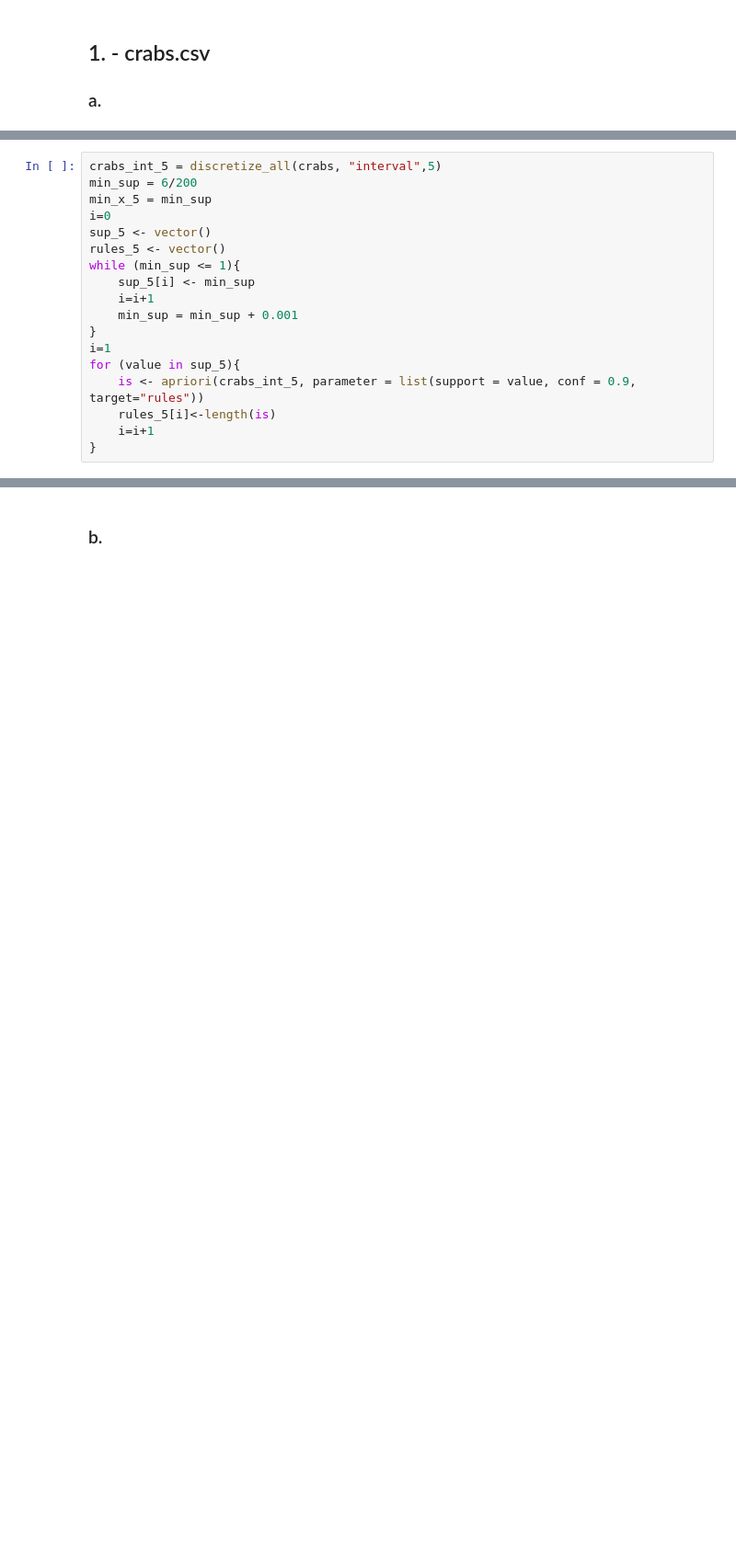
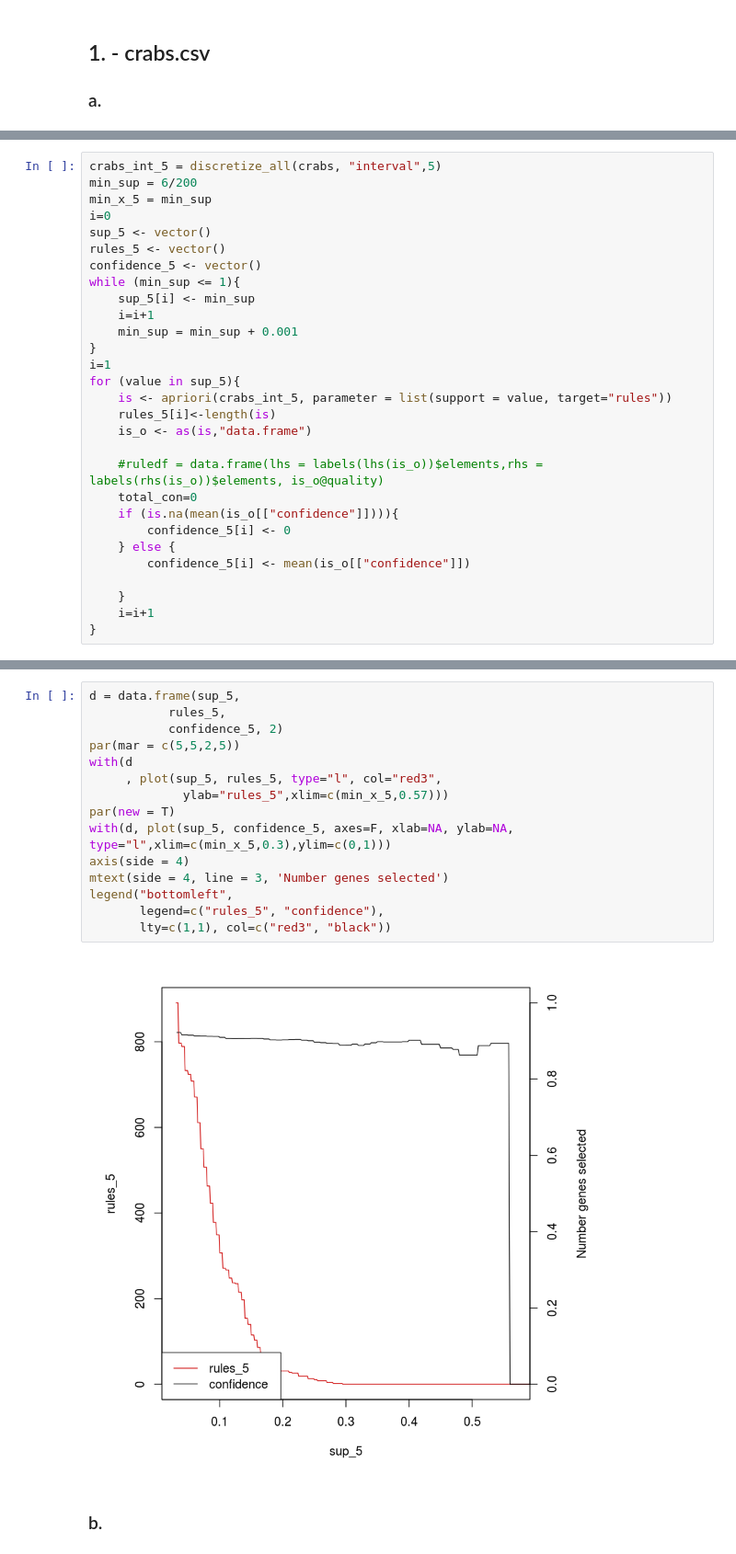
Before and after one commit to pedromartinho/sad, a Jupyter notebook: project/part1/part1_R.ipynb, the cells around one changed output, grey strips where cells are left out. Shown at 92% size. Cells and saved outputs as stored; diff of their text form; blank space fills up the shorter version.

```diff
--- a/project/part1/part1_R.ipynb
+++ b/project/part1/part1_R.ipynb
@@ -608,6 +608,7 @@ min_x_5 = min_sup
 i=0
 sup_5 <- vector()
 rules_5 <- vector()
+confidence_5 <- vector()
 while (min_sup <= 1){
     sup_5[i] <- min_sup
     i=i+1
@@ -615,8 +616,18 @@ while (min_sup <= 1){
 }
 i=1
 for (value in sup_5){
-    is <- apriori(crabs_int_5, parameter = list(support = value, conf = 0.9, target="rules"))
+    is <- apriori(crabs_int_5, parameter = list(support = value, target="rules"))
     rules_5[i]<-length(is)
+    is_o <- as(is,"data.frame")
+
+    #ruledf = data.frame(lhs = labels(lhs(is_o))$elements,rhs = labels(rhs(is_o))$elements, is_o@quality)
+    total_con=0
+    if (is.na(mean(is_o[["confidence"]]))){
+        confidence_5[i] <- 0
+    } else {
+        confidence_5[i] <- mean(is_o[["confidence"]])
+
+    }
     i=i+1
 }
 # %% [output]
@@ -748,3 +749,20 @@ plot(sup_5,rules_5,type="l",xlim=c(min_x_5,0.35))
+# %%
+d = data.frame(sup_5,
+           rules_5,
+           confidence_5, 2)
+par(mar = c(5,5,2,5))
+with(d
+     , plot(sup_5, rules_5, type="l", col="red3",
+             ylab="rules_5",xlim=c(min_x_5,0.57)))
+par(new = T)
+with(d, plot(sup_5, confidence_5, axes=F, xlab=NA, ylab=NA, type="l",xlim=c(min_x_5,0.3),ylim=c(0,1)))
+axis(side = 4)
+mtext(side = 4, line = 3, 'Number genes selected')
+legend("bottomleft",
+       legend=c("rules_5", "confidence"),
+       lty=c(1,1), col=c("red3", "black"))
+# %% [output]
+[figure, added]
 # %% [markdown]
 ### b.
 # %%
```
Also changed, not shown: parts of 19 cells of this notebook.
